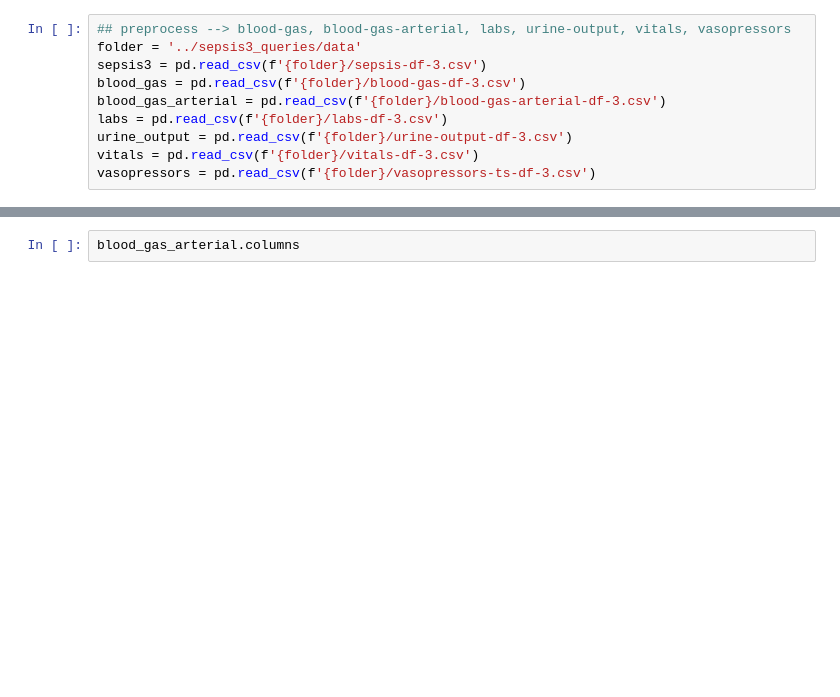
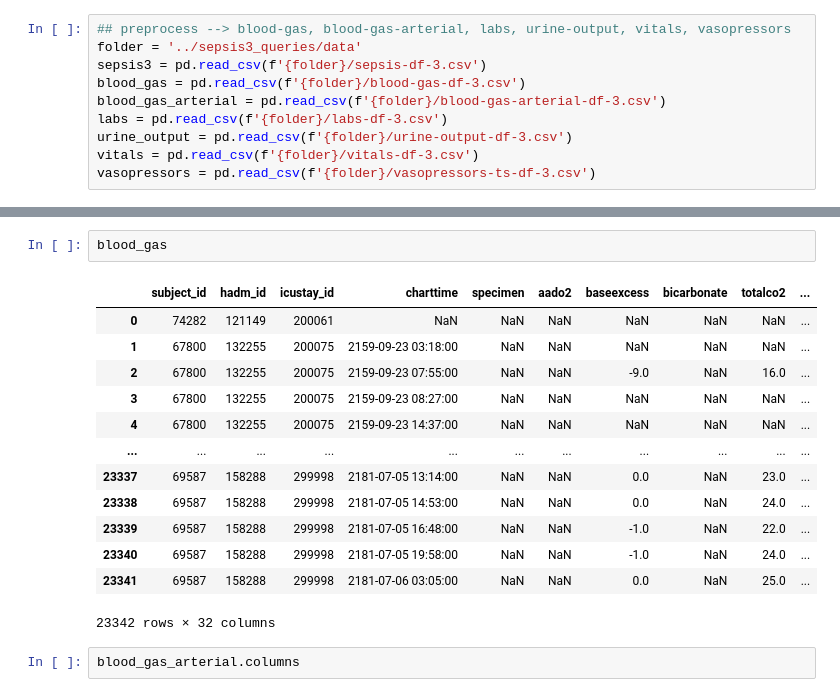
Before and after one commit to MariaBampaAI/patient_clustering_EHR, a Jupyter notebook: preprocessing/time_series_preprocessing_stage_1.ipynb, the cells around one changed output, grey strips where cells are left out. Cells and saved outputs as stored; diff of their text form; blank space fills up the shorter version.

```diff
--- a/preprocessing/time_series_preprocessing_stage_1.ipynb
+++ b/preprocessing/time_series_preprocessing_stage_1.ipynb
@@ -17,3 +41,19 @@ vasopressors = pd.read_csv(f'{folder}/vasopressors-ts-df-3.csv')
+# %%
+blood_gas
+# %% [output]
+|  | subject_id | hadm_id | icustay_id | charttime | specimen | aado2 | baseexcess | bicarbonate | totalco2 | ... |
+| 0 | 74282 | 121149 | 200061 | NaN | NaN | NaN | NaN | NaN | NaN | ... |
+| 1 | 67800 | 132255 | 200075 | 2159-09-23 03:18:00 | NaN | NaN | NaN | NaN | NaN | ... |
+| 2 | 67800 | 132255 | 200075 | 2159-09-23 07:55:00 | NaN | NaN | -9.0 | NaN | 16.0 | ... |
+| 3 | 67800 | 132255 | 200075 | 2159-09-23 08:27:00 | NaN | NaN | NaN | NaN | NaN | ... |
+| 4 | 67800 | 132255 | 200075 | 2159-09-23 14:37:00 | NaN | NaN | NaN | NaN | NaN | ... |
+| ... | ... | ... | ... | ... | ... | ... | ... | ... | ... | ... |
+| 23337 | 69587 | 158288 | 299998 | 2181-07-05 13:14:00 | NaN | NaN | 0.0 | NaN | 23.0 | ... |
+| 23338 | 69587 | 158288 | 299998 | 2181-07-05 14:53:00 | NaN | NaN | 0.0 | NaN | 24.0 | ... |
+| 23339 | 69587 | 158288 | 299998 | 2181-07-05 16:48:00 | NaN | NaN | -1.0 | NaN | 22.0 | ... |
+| 23340 | 69587 | 158288 | 299998 | 2181-07-05 19:58:00 | NaN | NaN | -1.0 | NaN | 24.0 | ... |
+| 23341 | 69587 | 158288 | 299998 | 2181-07-06 03:05:00 | NaN | NaN | 0.0 | NaN | 25.0 | ... |
+23342 rows × 32 columns
 # %%
 blood_gas_arterial.columns
 # %% [output]
```
Also changed, not shown: parts of 2 cells of this notebook, 4 other files.
